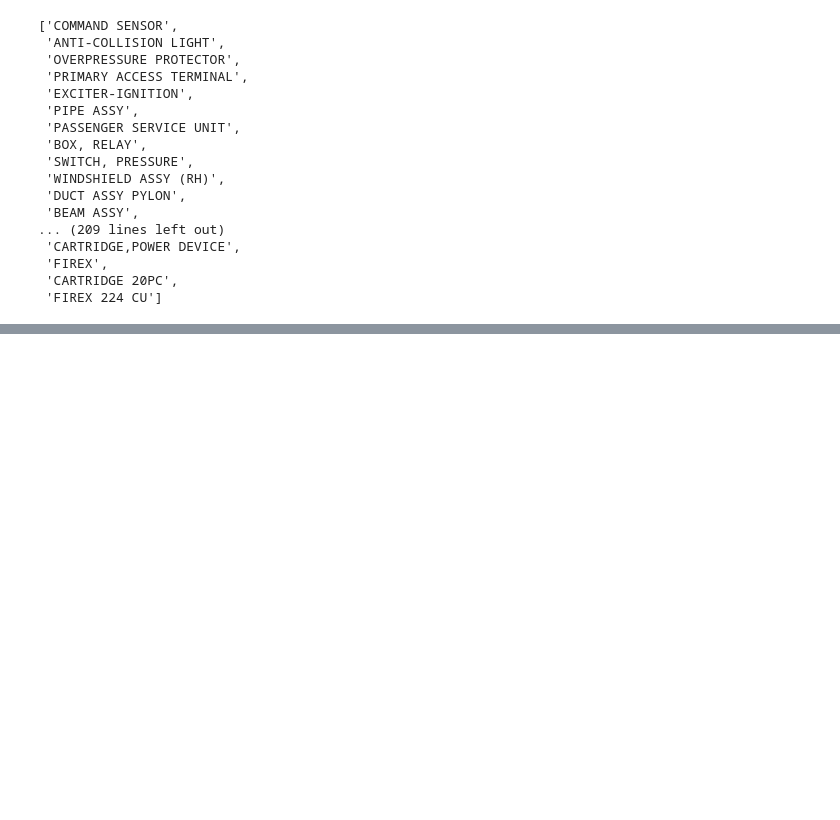
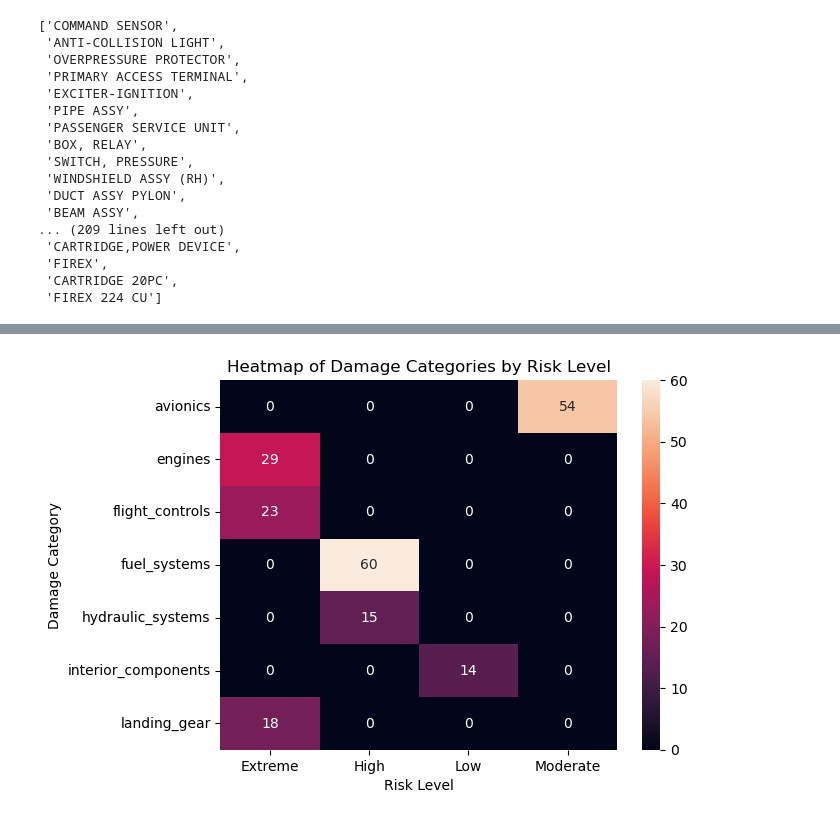
Before and after one commit to thedevreda/JadAerospace, a Jupyter notebook: AircraftParts/EDAAircraftParts(Damage).ipynb, the cells around one changed output, grey strips where cells are left out. Saved outputs shown, nothing was run; the diff lists cells and outputs as text; code cells hidden in the pictures; blank space fills up the shorter version.

```diff
--- a/AircraftParts/EDAAircraftParts(Damage).ipynb
+++ b/AircraftParts/EDAAircraftParts(Damage).ipynb
@@ -377,0 +387,15 @@ dv['PartName'].unique().tolist()
+# %%
+
+# INSTEAD OF USING VALUES COUNTS USE CROSSTAB  TO COUNT AND COMBINE FOR HEATMAP
+
+
+filtered_data = ds[(ds['DamageCategory'] != 'other') & (ds['risk_level'] != 'Unknown')]
+
+sns.heatmap(pd.crosstab(filtered_data['DamageCategory'], filtered_data['risk_level']), annot=True, fmt='d')
+plt.title('Heatmap of Damage Categories by Risk Level')
+plt.xlabel('Risk Level')
+plt.ylabel('Damage Category')
+plt.show()
+# VISUALIZE OF THE HIGH RISK DAMAGE CATEGORIES
+# %% [output]
+[figure, added]
```
Also changed, not shown: parts of 5 cells of this notebook.
